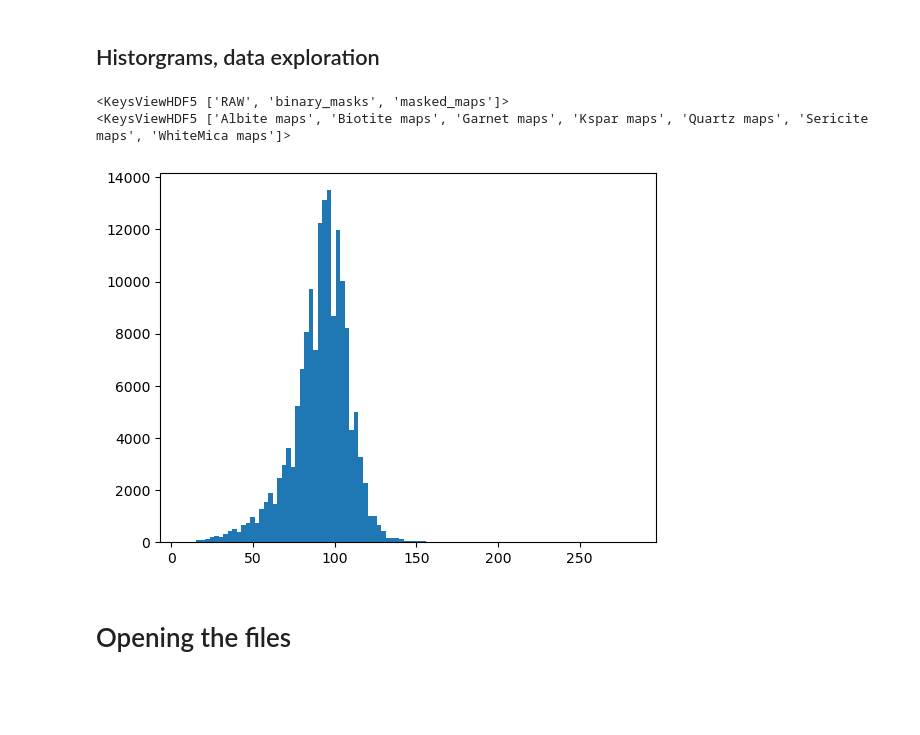
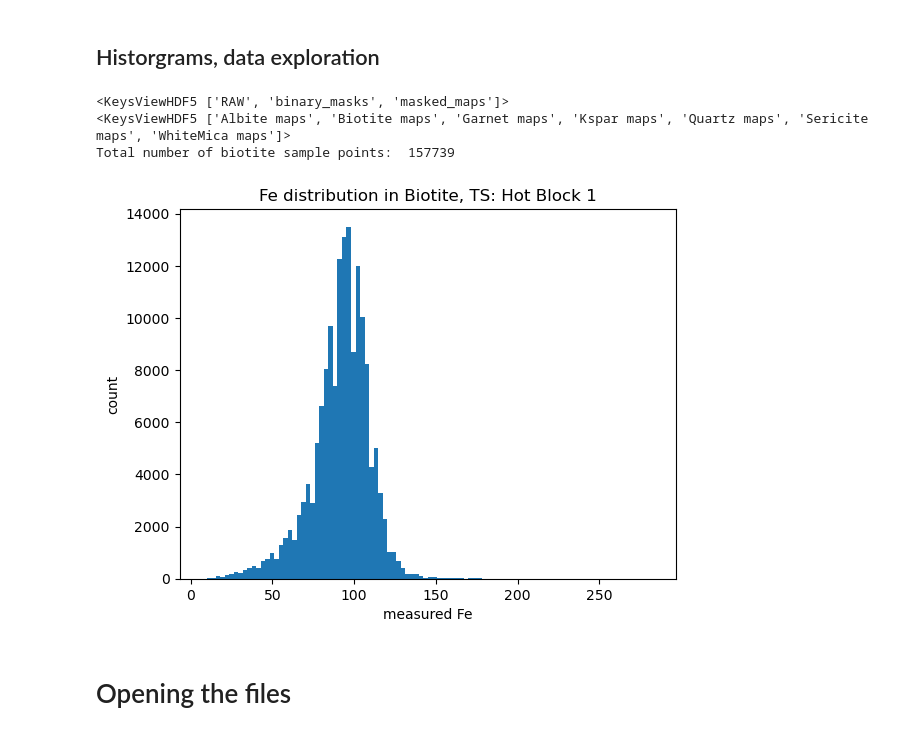
Before and after one commit to nicole-m-aikin/ML-Geo-Pixel-Poppers, a Jupyter notebook: ESS469_Project_ML.ipynb, the cells around one changed output. Drawn from its saved outputs; the diff is of its cells as text; code cells hidden in the pictures; blank space fills up the shorter version.

```diff
--- a/ESS469_Project_ML.ipynb
+++ b/ESS469_Project_ML.ipynb
@@ -534,19 +580,27 @@ The code works cleanly up to this point. It has now created:
 # %% [markdown]
 ## Historgrams, data exploration
 # %%
+datafile.close()
+
 with h5py.File(datafolder + filepath, 'r') as datafile:
     print(datafile.keys())
     datagroup = datafile['masked_maps']
     print(datagroup.keys())
     iteration = 0
 
     dataset = datagroup['Biotite maps']
     map = dataset['Fe map']
     plt.hist(map, 100)
+    plt.title('Fe distribution in Biotite, TS: Hot Block 1')
+    plt.xlabel('measured Fe')
+    plt.ylabel('count')
+    print('Total number of biotite sample points: ', len(map))
+datafile.close()
 # %% [output]
 <KeysViewHDF5 ['RAW', 'binary_masks', 'masked_maps']>
 <KeysViewHDF5 ['Albite maps', 'Biotite maps', 'Garnet maps', 'Kspar maps', 'Quartz maps', 'Sericite maps', 'WhiteMica maps']>
+Total number of biotite sample points:  157739
-[figure, old version]
+[figure, new version]
 # %% [markdown]
 # Opening the files
 # %% [markdown]
```
Also changed, not shown: parts of 3 cells of this notebook.
